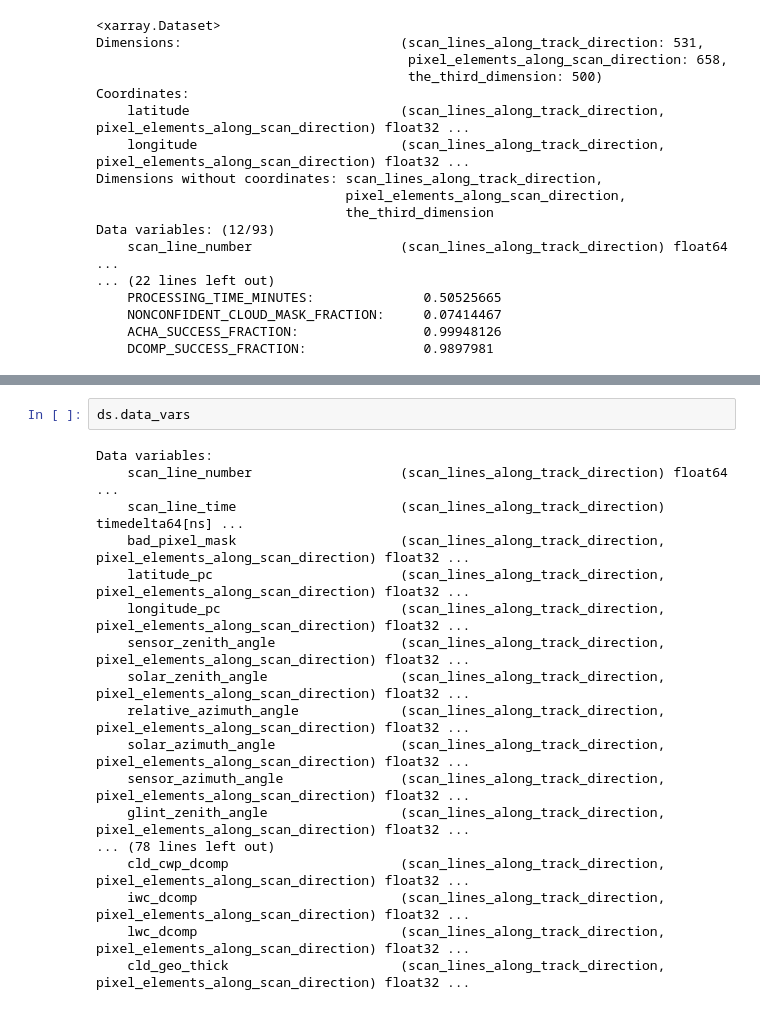
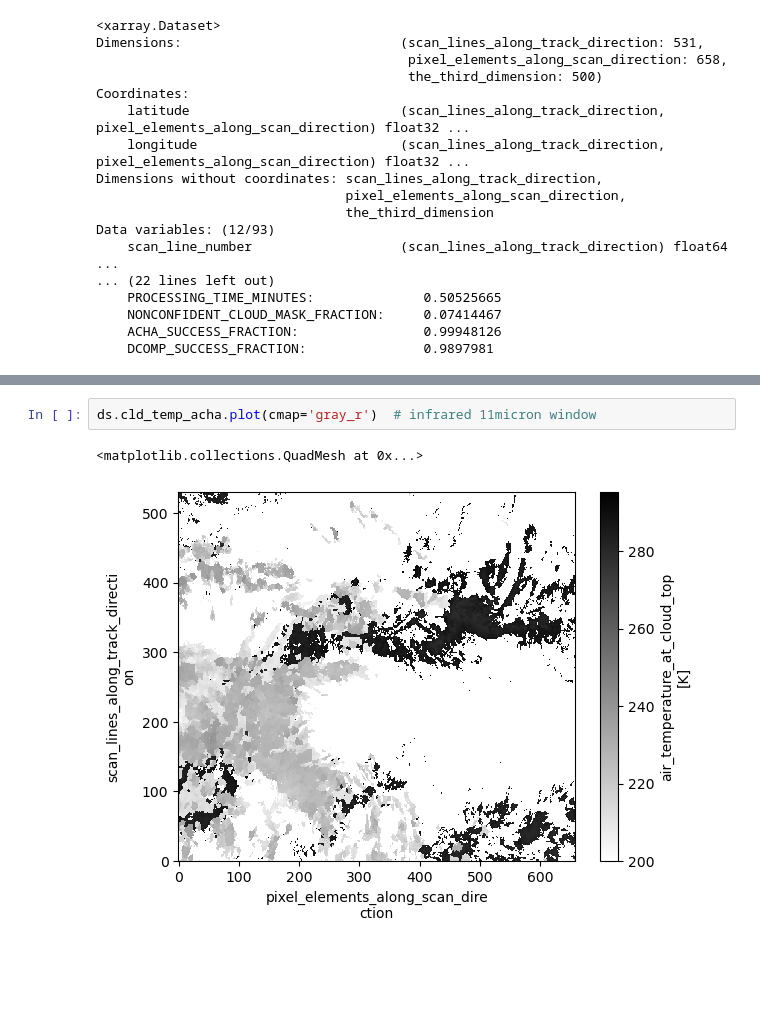
Before and after one commit to brianmapes/stratocu_waves, a Jupyter notebook: Fieldcampaign_sat_downloads.ipynb, the cells around one changed output, grey strips where cells are left out. Cells and saved outputs as stored; diff of their text form; blank space fills up the shorter version.

```diff
--- a/Fieldcampaign_sat_downloads.ipynb
+++ b/Fieldcampaign_sat_downloads.ipynb
@@ -114,20 +117,5 @@ ds.temp_11_0um_nom.plot(cmap='gray_r')  # infrared 11micron window
 # %%
-ds.data_vars
+ds.cld_temp_acha.plot(cmap='gray_r')  # infrared 11micron window
 # %% [output]
-Data variables:
-    scan_line_number                   (scan_lines_along_track_direction) float64 ...
-    scan_line_time                     (scan_lines_along_track_direction) timedelta64[ns] ...
-    bad_pixel_mask                     (scan_lines_along_track_direction, pixel_elements_along_scan_direction) float32 ...
-    latitude_pc                        (scan_lines_along_track_direction, pixel_elements_along_scan_direction) float32 ...
-    longitude_pc                       (scan_lines_along_track_direction, pixel_elements_along_scan_direction) float32 ...
-    sensor_zenith_angle                (scan_lines_along_track_direction, pixel_elements_along_scan_direction) float32 ...
-    solar_zenith_angle                 (scan_lines_along_track_direction, pixel_elements_along_scan_direction) float32 ...
-    relative_azimuth_angle             (scan_lines_along_track_direction, pixel_elements_along_scan_direction) float32 ...
-    solar_azimuth_angle                (scan_lines_along_track_direction, pixel_elements_along_scan_direction) float32 ...
-    sensor_azimuth_angle               (scan_lines_along_track_direction, pixel_elements_along_scan_direction) float32 ...
-    glint_zenith_angle                 (scan_lines_along_track_direction, pixel_elements_along_scan_direction) float32 ...
-... (78 lines left out)
-    cld_cwp_dcomp                      (scan_lines_along_track_direction, pixel_elements_along_scan_direction) float32 ...
-    iwc_dcomp                          (scan_lines_along_track_direction, pixel_elements_along_scan_direction) float32 ...
-    lwc_dcomp                          (scan_lines_along_track_direction, pixel_elements_along_scan_direction) float32 ...
-    cld_geo_thick                      (scan_lines_along_track_direction, pixel_elements_along_scan_direction) float32 ...
+<matplotlib.collections.QuadMesh at 0x...>
+[figure, added]
```
Also changed, not shown: parts of 4 cells of this notebook.
